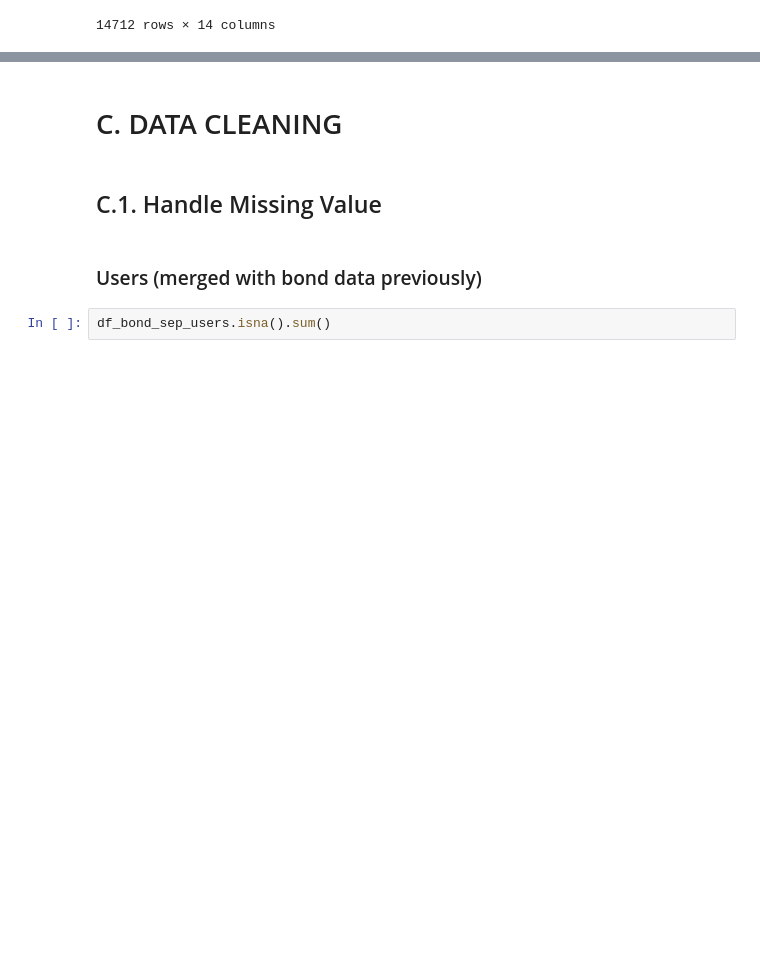
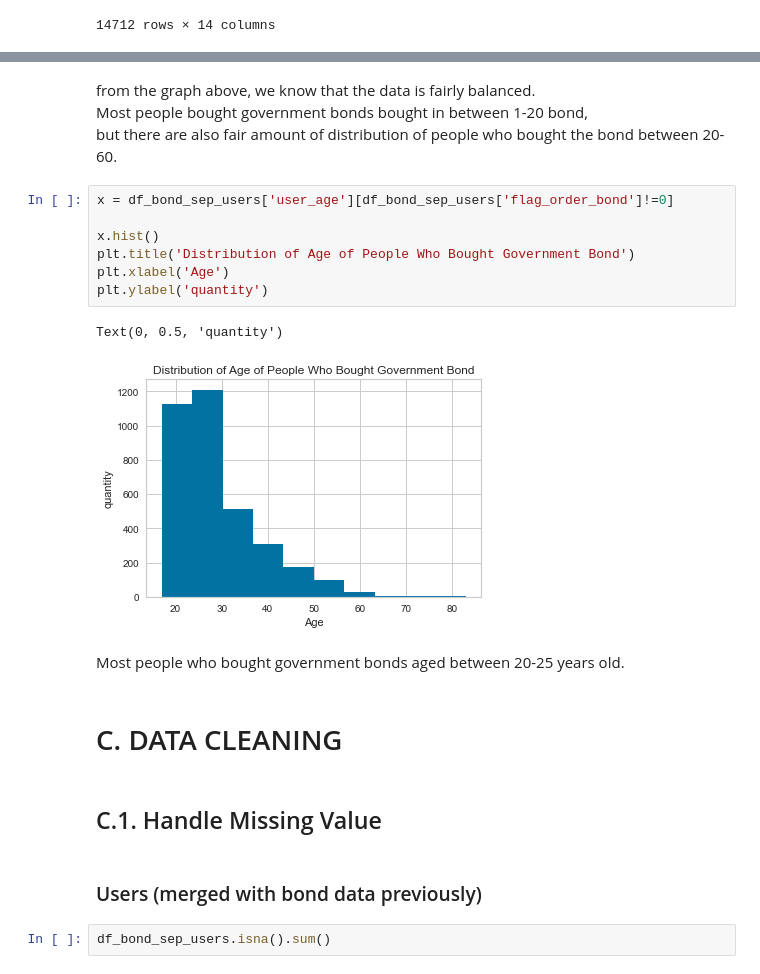
Before and after one commit to lightkun10/Mutual-Fund-Investment-Analysis-Advance, a Jupyter notebook: seeds.ipynb, the cells around one changed output, grey strips where cells are left out. Cells and saved outputs as stored; diff of their text form; blank space fills up the shorter version.

```diff
--- a/seeds.ipynb
+++ b/seeds.ipynb
@@ -287,3 +309,19 @@ df_eop_oct
+# %% [markdown]
+from the graph above, we know that the data is fairly balanced.
+Most people bought government bonds bought in between 1-20 bond,
+but there are also fair amount of distribution of people who bought the bond between 20-60.
+# %%
+x = df_bond_sep_users['user_age'][df_bond_sep_users['flag_order_bond']!=0]
+
+x.hist()
+plt.title('Distribution of Age of People Who Bought Government Bond')
+plt.xlabel('Age')
+plt.ylabel('quantity')
+# %% [output]
+Text(0, 0.5, 'quantity')
+[figure, added]
+# %% [markdown]
+Most people who bought government bonds aged between 20-25 years old.
 # %% [markdown]
 # C. DATA CLEANING
 # %% [markdown]
```
Also changed, not shown: parts of 24 cells of this notebook, 1 other file.
